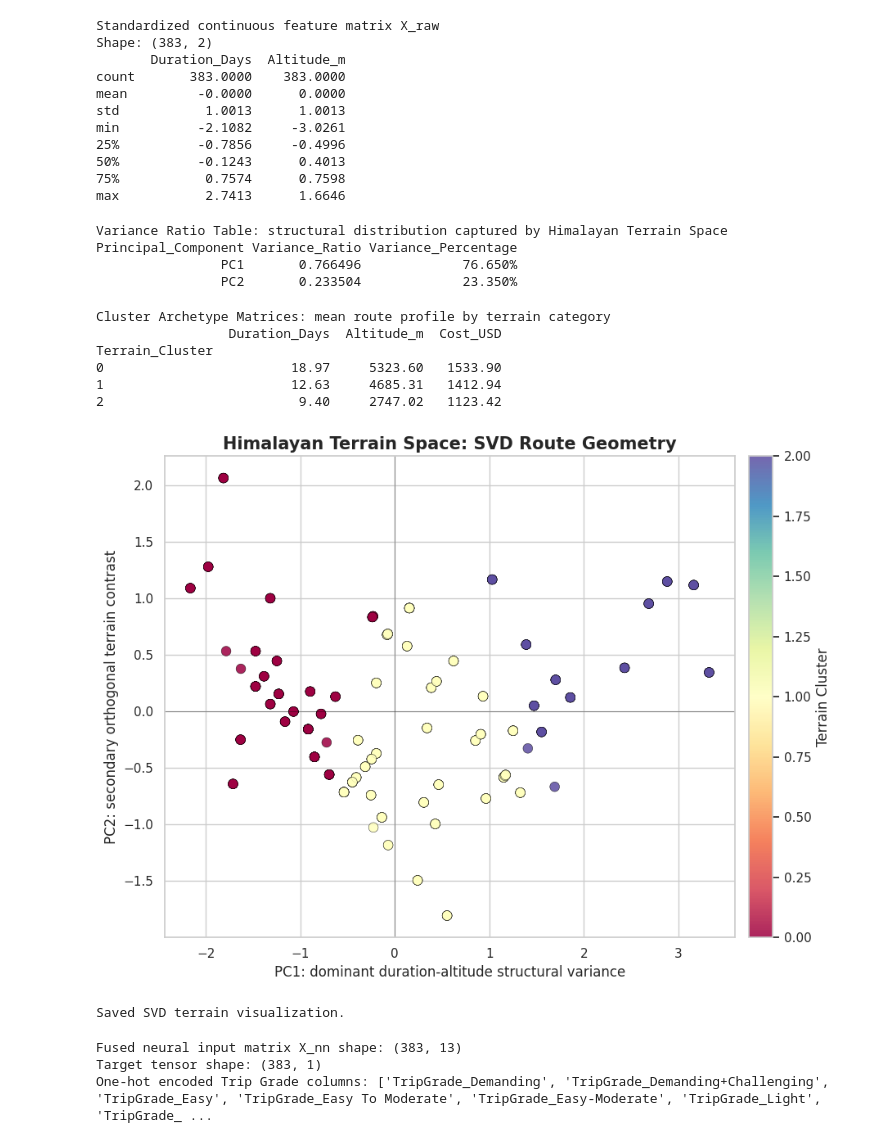
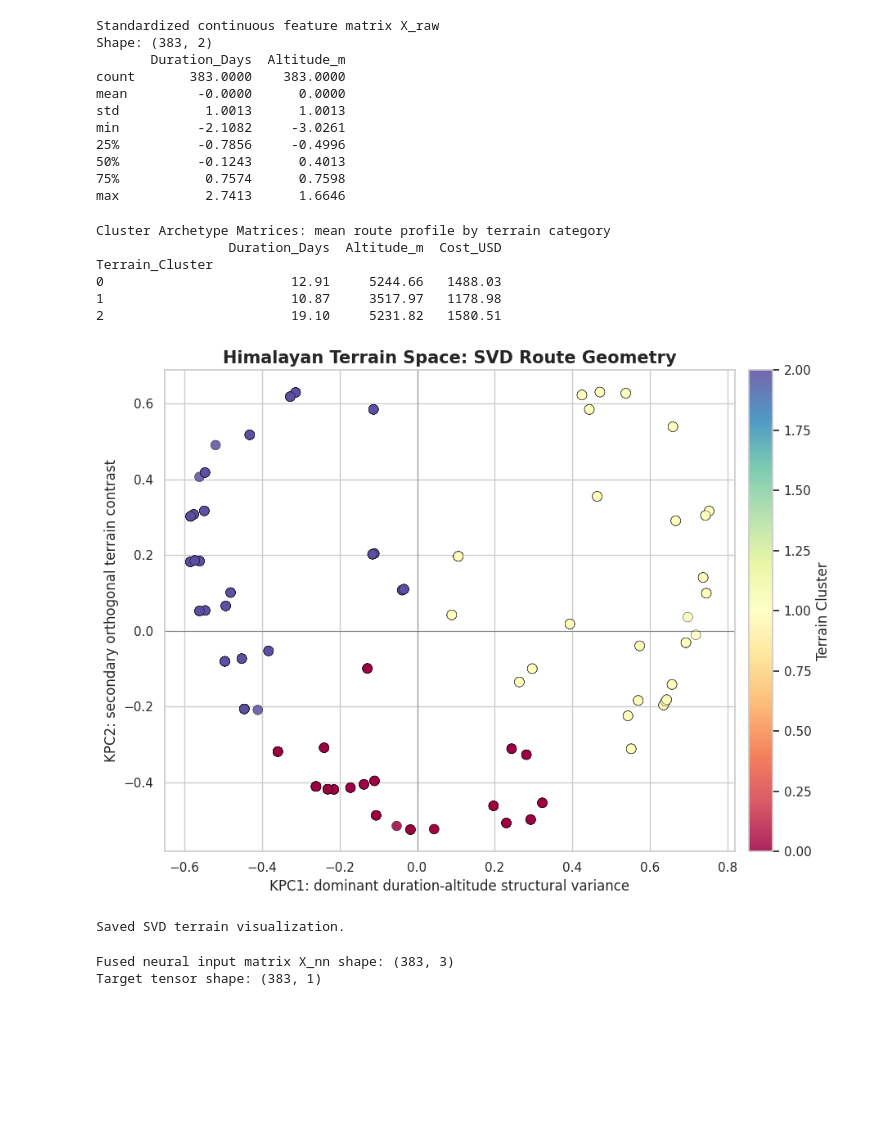
Before and after one commit to Raksha-Karn/Capstone-Project-MINspire, a Jupyter notebook: main.ipynb, the cells around one changed output. Drawn from its saved outputs; the diff is of its cells as text; code cells hidden in the pictures; blank space fills up the shorter version.

Commit message:
fix(main): replace svd with kernel pca

```diff
--- a/main.ipynb
+++ b/main.ipynb
@@ -99,34 +99,24 @@ max           2.7413      1.6646
 # %%
 X_centered = X_raw - np.mean(X_raw, axis=0)
 
-U, S, Vt = np.linalg.svd(X_centered, full_matrices=False)
+def kernel_pca_rbf_scratch(X, gamma=0.5, n_components=2):
+    n = X.shape[0]
+    sq_dists = np.sum(X**2, axis=1).reshape(-1, 1) + np.sum(X**2, axis=1) - 2 * (X @ X.T)
+    K = np.exp(-gamma * sq_dists)
 
-terrain_coordinates = X_centered @ Vt[:2].T
-df["PC1"] = terrain_coordinates[:, 0]
-df["PC2"] = terrain_coordinates[:, 1]
+    I_n = np.ones((n, n)) / n
+    K_centered = K - I_n @ K - K @ I_n + I_n @ K @ I_n
 
-df["PC1"] = terrain_coordinates[:, 0]
-df["PC2"] = terrain_coordinates[:, 1]
+    U, S, Vt = np.linalg.svd(K_centered)
 
-variance_ratios = (S ** 2) / np.sum(S ** 2)
-variance_ratio_df = pd.DataFrame(
-    {
-        "Principal_Component": ["PC1", "PC2"],
-        "Variance_Ratio": variance_ratios[:2],
-        "Variance_Percentage": variance_ratios[:2] * 100,
-    }
-)
+    return U[:, :n_components] * np.sqrt(S[:n_components])
 
-print("Variance Ratio Table: structural distribution captured by Himalayan Terrain Space")
-print(variance_ratio_df.to_string(index=False, formatters={"Variance_Ratio": "{:.6f}".format, "Variance_Percentage": "{:.3f}%".format}))
+kpca_coordinates = kernel_pca_rbf_scratch(X_raw, gamma=0.3, n_components=2)
+df["KPC1"] = kpca_coordinates[:, 0]
+df["KPC2"] = kpca_coordinates[:, 1]
-# %% [output]
-Variance Ratio Table: structural distribution captured by Himalayan Terrain Space
-Principal_Component Variance_Ratio Variance_Percentage
-                PC1       0.766496             76.650%
-                PC2       0.233504             23.350%
 # %%
 kmeans = KMeans(n_clusters=3, random_state=SEED, n_init=10)
-df["Terrain_Cluster"] = kmeans.fit_predict(terrain_coordinates)
+df["Terrain_Cluster"] = kmeans.fit_predict(kpca_coordinates)
 
 cluster_archetype_matrix = df.groupby("Terrain_Cluster")[["Duration_Days", "Altitude_m", "Cost_USD"]].mean().sort_index()
 
@@ -136,35 +126,41 @@ print(cluster_archetype_matrix.round(2).to_string())
 Cluster Archetype Matrices: mean route profile by terrain category
                  Duration_Days  Altitude_m  Cost_USD
 Terrain_Cluster
-0                        18.97     5323.60   1533.90
-1                        12.63     4685.31   1412.94
-2                         9.40     2747.02   1123.42
+0                        12.91     5244.66   1488.03
+1                        10.87     3517.97   1178.98
+2                        19.10     5231.82   1580.51
 # %%
 fig, ax = plt.subplots(figsize=(9.5, 7.0))
-scatter = ax.scatter(df["PC1"], df["PC2"], c=df["Terrain_Cluster"], cmap="Spectral", s=72, alpha=0.86, edgecolor="black", linewidth=0.35)
+scatter = ax.scatter(df["KPC1"], df["KPC2"], c=df["Terrain_Cluster"], cmap="Spectral", s=72, alpha=0.86, edgecolor="black", linewidth=0.35)
 
 ax.set_title("Himalayan Terrain Space: SVD Route Geometry", fontsize=15, weight="bold")
-ax.set_xlabel("PC1: dominant duration-altitude structural variance")
-ax.set_ylabel("PC2: secondary orthogonal terrain contrast")
+ax.set_xlabel("KPC1: dominant duration-altitude structural variance")
+ax.set_ylabel("KPC2: secondary orthogonal terrain contrast")
 cbar = fig.colorbar(scatter, ax=ax, pad=0.02)
 cbar.set_label("Terrain Cluster")
 ax.axhline(0, color="black", linewidth=0.7, alpha=0.35)
 ax.axvline(0, color="black", linewidth=0.7, alpha=0.35)
 fig.tight_layout()
 fig.savefig("svd_terrain_space.png", dpi=300, bbox_inches="tight")
 plt.show()
 
 print(f"Saved SVD terrain visualization.")
 # %% [output]
-[figure, old version]
+[figure, new version]
 Saved SVD terrain visualization.
 # %%
 target_scaler = StandardScaler()
 y_scaled = target_scaler.fit_transform(df[["Cost_USD"]].to_numpy()).astype(np.float32)
 
 grade_dummies = pd.get_dummies(df["Trip Grade"], drop_first=False).to_numpy().astype(np.float32)
-X_svd = df[["PC1", "PC2"]].to_numpy(dtype=np.float32)
-X_nn = np.hstack((terrain_coordinates.astype(np.float32), grade_dummies))
+grade_map = {
+    'Easy': 1, 'Light': 1, 'Easy-Moderate': 1, 'Easy To Moderate': 1, 'Light+Moderate': 1,
+    'Moderate': 2, 'Moderate+Demanding': 2, 'Moderate-Hard': 2,
+    'Strenuous': 3, 'Demanding': 3,
+    'Demanding+Challenging': 4
+}
+df['Difficulty_Tier'] = df['Trip Grade'].map(grade_map).fillna(2).astype(np.float32)
+X_nn = np.hstack((kpca_coordinates.astype(np.float32), df[['Difficulty_Tier']].to_numpy()))
 y_cost = df["Cost_USD"].to_numpy(dtype=np.float32).reshape(-1, 1)
 
 X_tensor = torch.tensor(X_nn, dtype=torch.float32)
@@ -172,11 +168,9 @@ y_tensor = torch.tensor(y_scaled, dtype=torch.float32)
 
 print(f"Fused neural input matrix X_nn shape: {X_nn.shape}")
 print(f"Target tensor shape: {tuple(y_tensor.shape)}")
-print(f"One-hot encoded Trip Grade columns: {trip_grade_one_hot.columns.tolist()}")
 # %% [output]
-Fused neural input matrix X_nn shape: (383, 13)
+Fused neural input matrix X_nn shape: (383, 3)
 Target tensor shape: (383, 1)
-One-hot encoded Trip Grade columns: ['TripGrade_Demanding', 'TripGrade_Demanding+Challenging', 'TripGrade_Easy', 'TripGrade_Easy To Moderate', 'TripGrade_Easy-Moderate', 'TripGrade_Light', 'TripGrade_ ...
 # %%
 class TrekCostRegressor(nn.Module):
     def __init__(self, input_dim):
```
Also changed, not shown: parts of 2 cells of this notebook.
